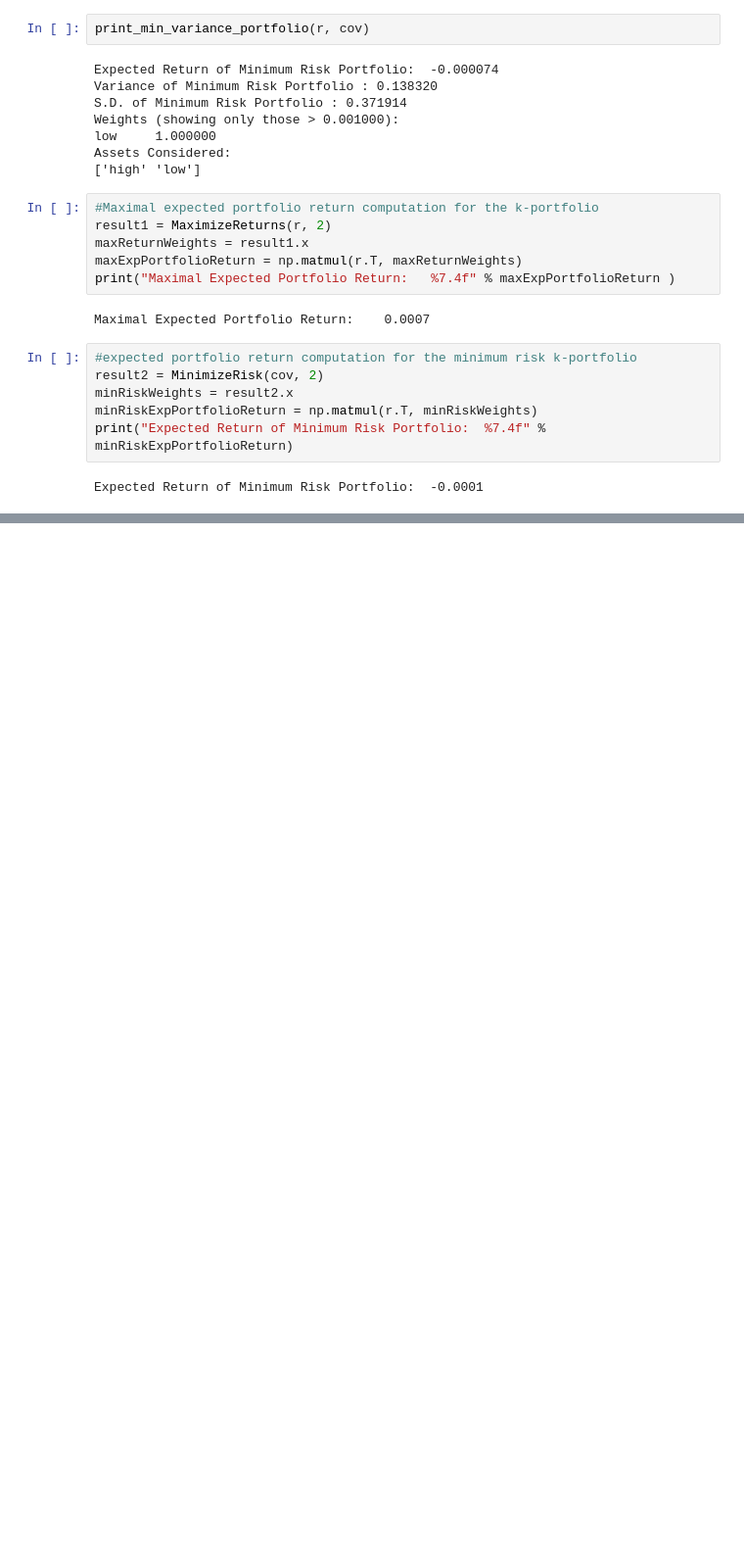
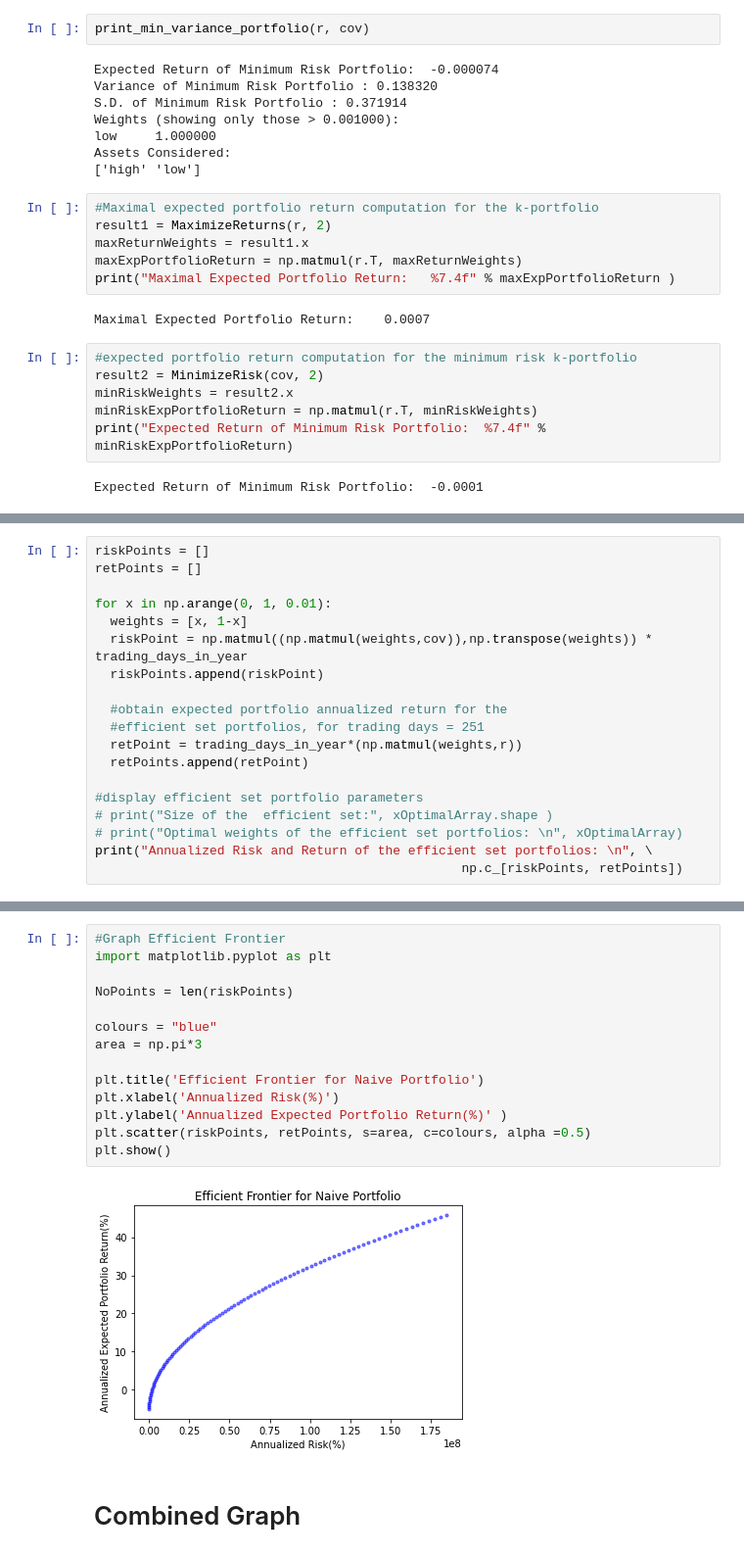
Before and after one commit to florencetsang/ml-portfolio-poc, a Jupyter notebook: ml_portfolio.ipynb, the cells around one changed output, grey strips where cells are left out. Shown at 98% size. Saved outputs shown, nothing was run; the diff lists cells and outputs as text; blank space fills up the shorter version.

Commit message:
Naive portfolio

```diff
--- a/ml_portfolio.ipynb
+++ b/ml_portfolio.ipynb
@@ -691,0 +694,19 @@ plt.show()
+# %%
+riskPoints = []
+retPoints = []
+
+for x in np.arange(0, 1, 0.01):
+  weights = [x, 1-x]
+  riskPoint = np.matmul((np.matmul(weights,cov)),np.transpose(weights)) * trading_days_in_year
+  riskPoints.append(riskPoint)
+
+  #obtain expected portfolio annualized return for the
+  #efficient set portfolios, for trading days = 251
+  retPoint = trading_days_in_year*(np.matmul(weights,r))
+  retPoints.append(retPoint)
+
+#display efficient set portfolio parameters
+# print("Size of the  efficient set:", xOptimalArray.shape )
+# print("Optimal weights of the efficient set portfolios: \n", xOptimalArray)
+print("Annualized Risk and Return of the efficient set portfolios: \n", \
+                                                np.c_[riskPoints, retPoints])
@@ -691,0 +731,18 @@ plt.show()
+# %%
+#Graph Efficient Frontier
+import matplotlib.pyplot as plt
+
+NoPoints = len(riskPoints)
+
+colours = "blue"
+area = np.pi*3
+
+plt.title('Efficient Frontier for Naive Portfolio')
+plt.xlabel('Annualized Risk(%)')
+plt.ylabel('Annualized Expected Portfolio Return(%)' )
+plt.scatter(riskPoints, retPoints, s=area, c=colours, alpha =0.5)
+plt.show()
+# %% [output]
+[figure, added]
+# %% [markdown]
+# Combined Graph
```
Also changed, not shown: parts of 4 cells of this notebook.
